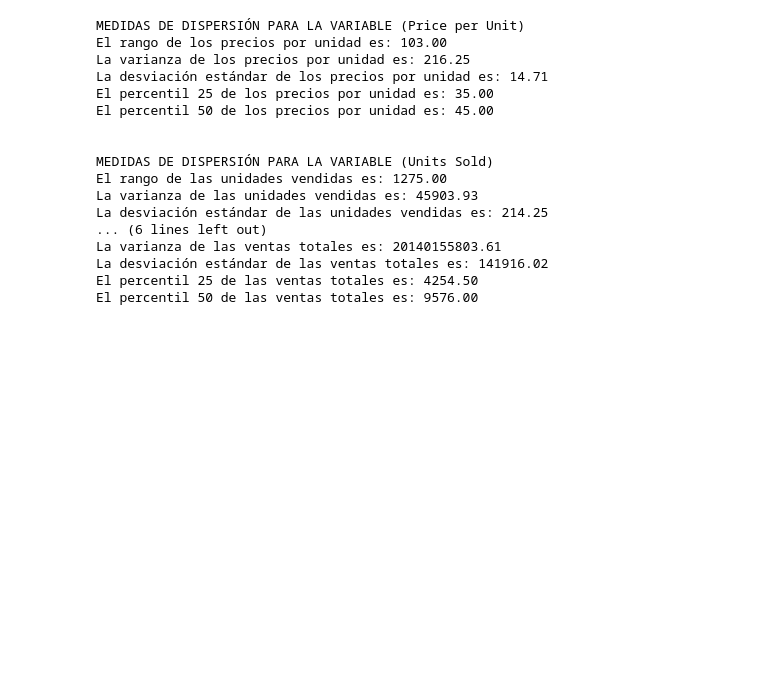
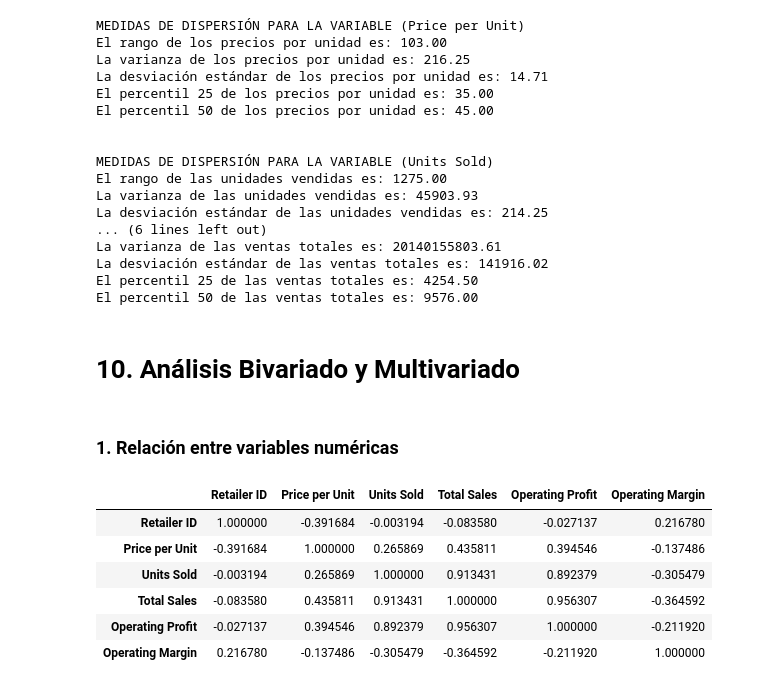
Before and after one commit to Dilmer-Rojas/Ventas_Adidas, a Jupyter notebook: notebooks/xeda.ipynb, the cells around one changed output. Saved outputs shown, nothing was run; the diff lists cells and outputs as text; code cells hidden in the pictures; blank space fills up the shorter version.

```diff
--- a/notebooks/xeda.ipynb
+++ b/notebooks/xeda.ipynb
@@ -823,3 +823,19 @@ La varianza de las ventas totales es: 20140155803.61
 La desviación estándar de las ventas totales es: 141916.02
 El percentil 25 de las ventas totales es: 4254.50
 El percentil 50 de las ventas totales es: 9576.00
+# %% [markdown]
+# 10. Análisis Bivariado y Multivariado
+# %% [markdown]
+### 1. Relación entre variables numéricas
+# %%
+df_n = df.select_dtypes(include=['number'])
+correlaciones = df_n.corr()
+correlaciones
+# %% [output]
+|  | Retailer ID | Price per Unit | Units Sold | Total Sales | Operating Profit | Operating Margin |
+| Retailer ID | 1.000000 | -0.391684 | -0.003194 | -0.083580 | -0.027137 | 0.216780 |
+| Price per Unit | -0.391684 | 1.000000 | 0.265869 | 0.435811 | 0.394546 | -0.137486 |
+| Units Sold | -0.003194 | 0.265869 | 1.000000 | 0.913431 | 0.892379 | -0.305479 |
+| Total Sales | -0.083580 | 0.435811 | 0.913431 | 1.000000 | 0.956307 | -0.364592 |
+| Operating Profit | -0.027137 | 0.394546 | 0.892379 | 0.956307 | 1.000000 | -0.211920 |
+| Operating Margin | 0.216780 | -0.137486 | -0.305479 | -0.364592 | -0.211920 | 1.000000 |
```
Also changed, not shown: parts of 1 cell of this notebook.
